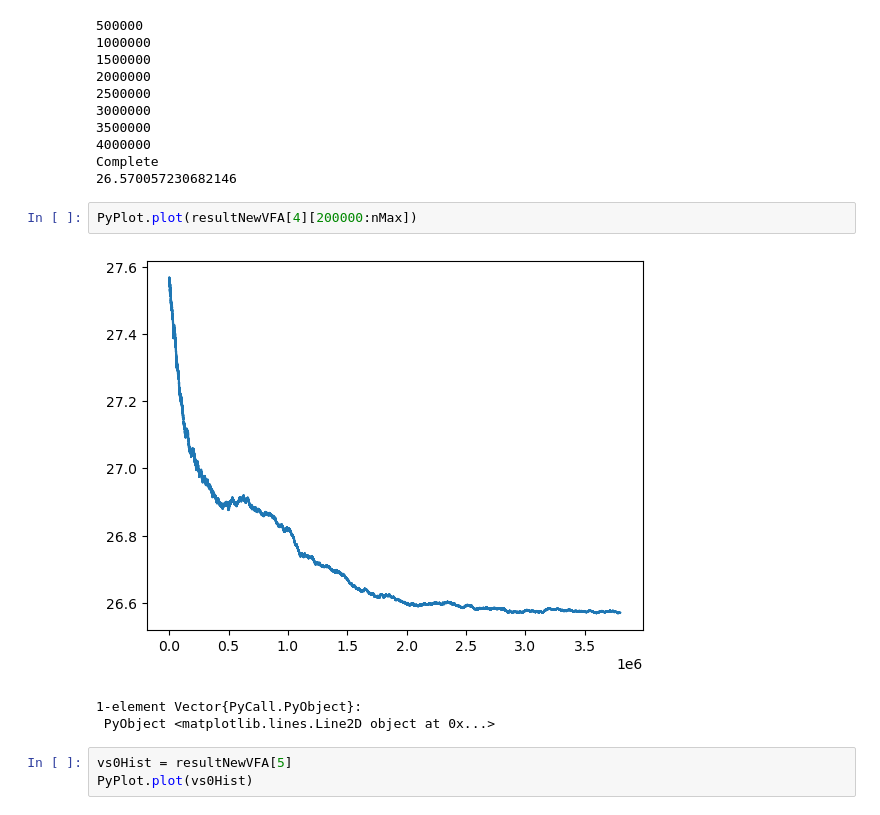
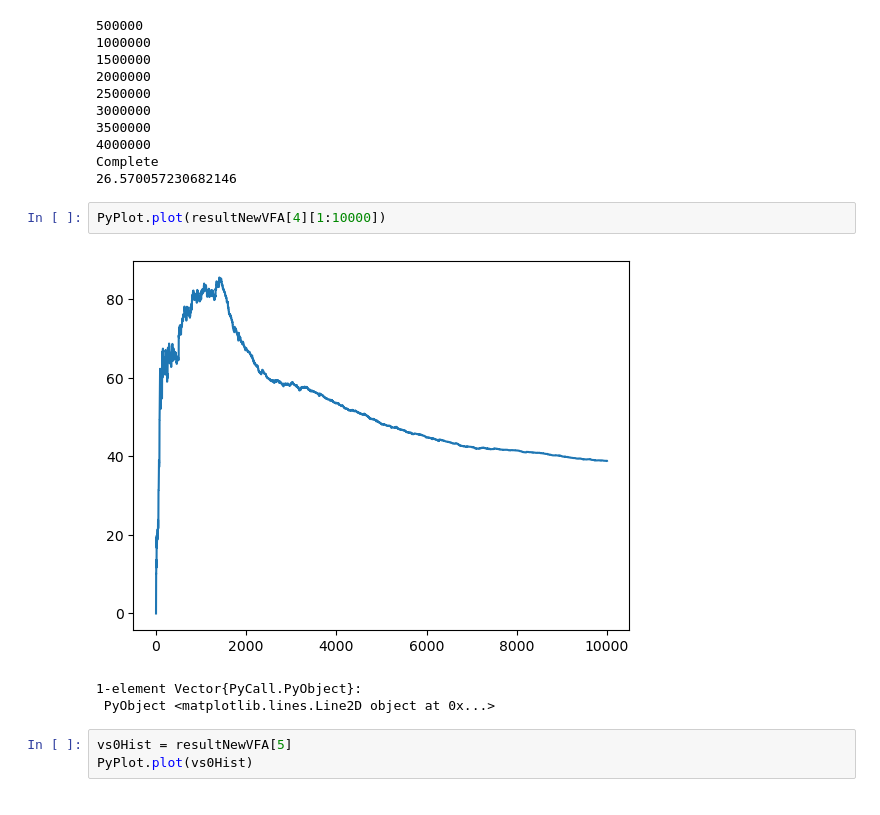
Before and after one commit to fairleyl/PhD-Code, a Jupyter notebook: Problem-Suite-NewVFA.ipynb, the cells around one changed output. Drawn from its saved outputs; the diff is of its cells as text.

```diff
--- a/Problem-Suite-NewVFA.ipynb
+++ b/Problem-Suite-NewVFA.ipynb
@@ -5347,9 +5416,9 @@ println(resultNewVFA[3])
 Complete
 26.570057230682146
 # %%
-PyPlot.plot(resultNewVFA[4][200000:nMax])
+PyPlot.plot(resultNewVFA[4][1:10000])
 # %% [output]
-[figure, old version]
+[figure, new version]
 1-element Vector{PyCall.PyObject}:
  PyObject <matplotlib.lines.Line2D object at 0x...>
 # %%
```
Also changed, not shown: parts of 1 cell of this notebook.
